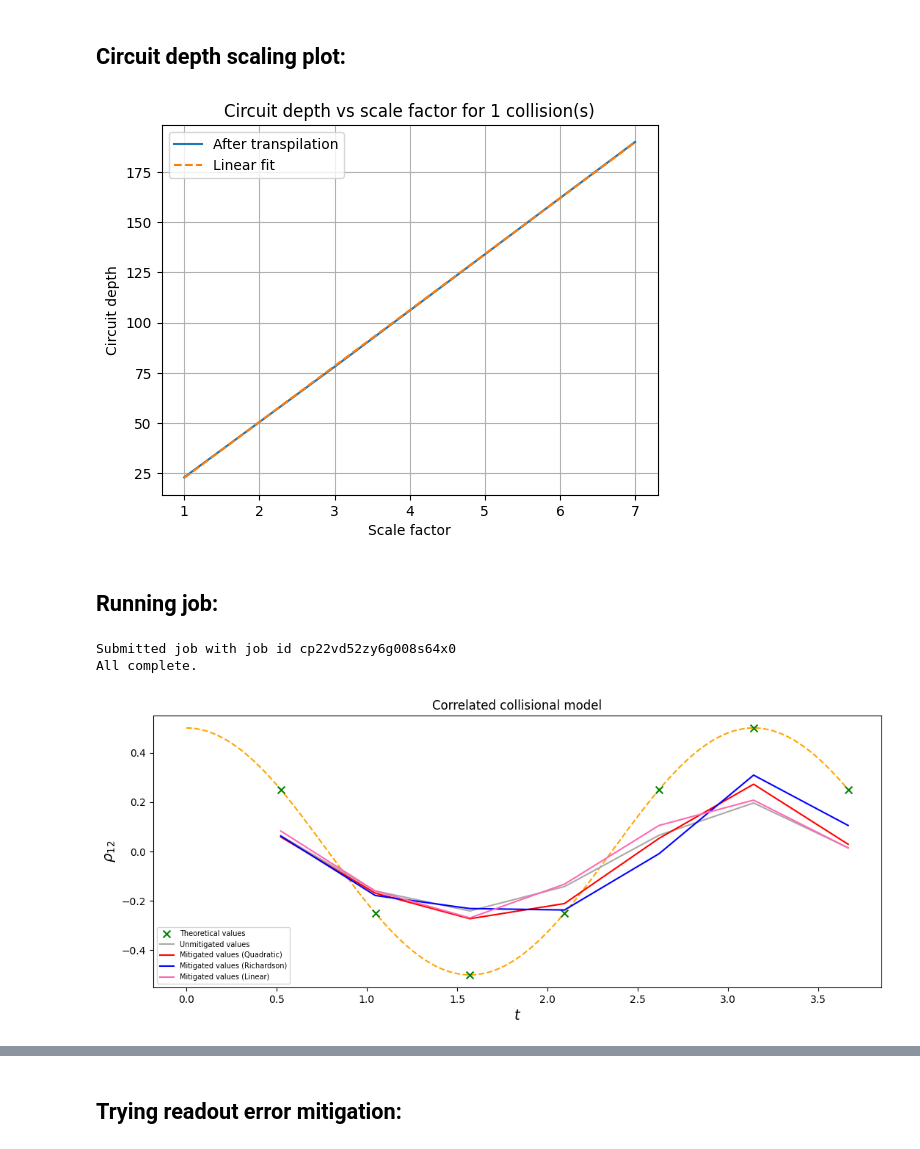
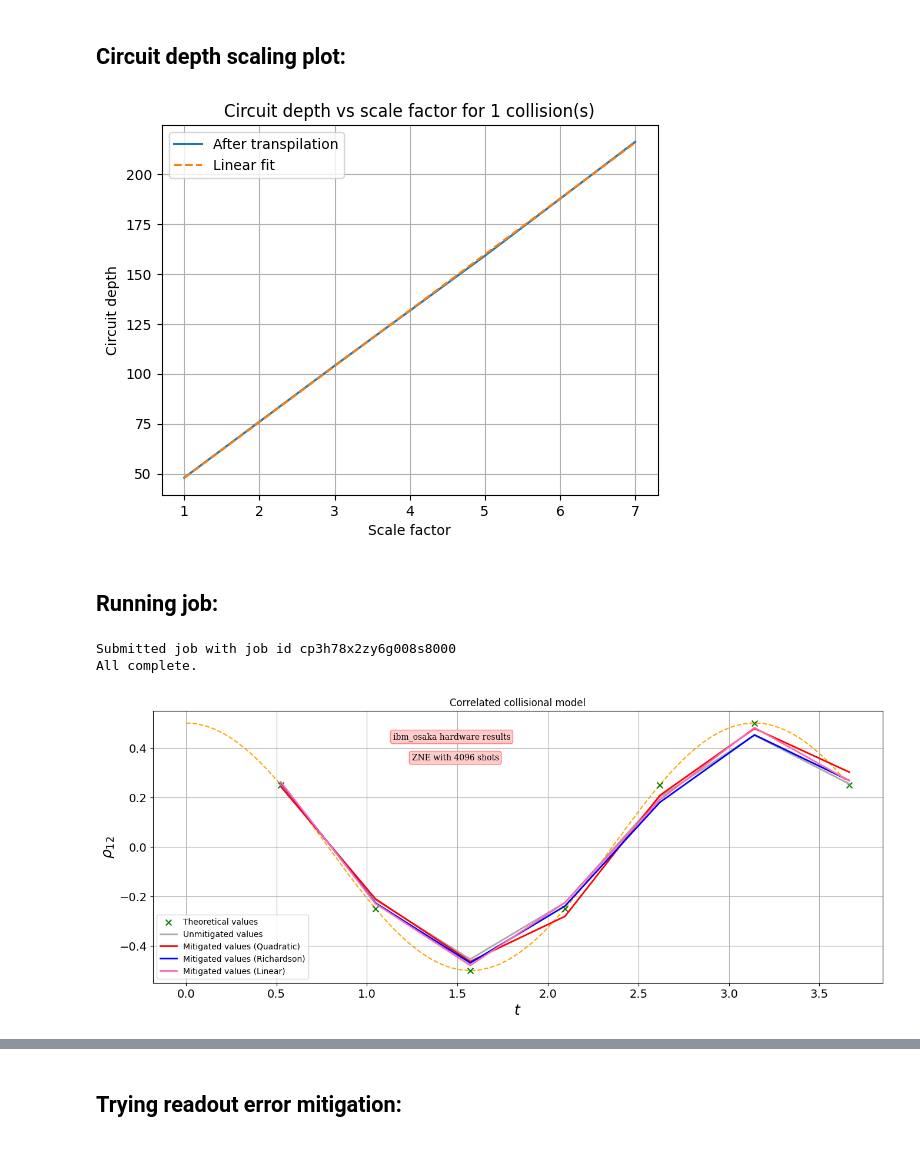
Before and after one commit to JessicaJohnBritto/QOSF_Cohort6, a Jupyter notebook: Results_from_paper/testing_victor/Collisional/collisional.ipynb, the cells around one changed output, grey strips where cells are left out. Cells and saved outputs as stored; diff of their text form; code cells hidden in the pictures.

Commit message:
testing the correlated results

```diff
--- a/Results_from_paper/testing_victor/Collisional/collisional.ipynb
+++ b/Results_from_paper/testing_victor/Collisional/collisional.ipynb
@@ -114,7 +114,7 @@ q_1: ─┤ Rz(-π) ├─┤ √X ├┤ Rz(-π) ├┤1     ├─────
 <hr></hr>
 # %%
 provider = IBMProvider()
-backend = provider.get_backend('ibm_kyoto')
+backend = provider.get_backend('ibm_osaka')
 # %%
 #Run this cell to get a view of the qubit layout
 import networkx as nx
@@ -127,5 +127,5 @@ plt.show()
 # %%
-initial_layout = [0,2,1]
+initial_layout = [0,1,2]
 # %%
 scale_factors = [1,3,5,7]
 # %%
@@ -188,18 +198,18 @@ plt.legend()
 plt.grid()
 plt.show()
 # %% [output]
-[figure, old version]
+[figure, new version]
 # %% [markdown]
 <h2>Running job:</h2>
 # %%
-with open('./Jobs/3_victor.txt','x') as job_id_file:
+with open('./Jobs/8_victor_osaka_mapping_[0 1 2]_4096_shots_23_12.txt','x') as job_id_file:
         job = backend.run(circ_list,shots=repcnt)   #Run job
         job_id_file.write(job.job_id()+'\n')    #Write to file
         print('Submitted job with job id '+job.job_id())
 
 print('All complete.')
 # %% [output]
-Submitted job with job id cp22vd52zy6g008s64x0
+Submitted job with job id cp3h78x2zy6g008s8000
 All complete.
 # %%
 def return_counts(job_id,sf):
@@ -248,7 +258,7 @@ def mitigate(scale_factors,exp_vals,extrapolation_method):
 def improvement_factor(unmit,mit,theory):
     return np.abs((theory-unmit)/(theory-mit))
 # %%
-job_id = 'cp22vd52zy6g008s64x0'
+job_id = 'cp3h78x2zy6g008s8000'
 res = return_counts_scaled(job_id,7,len(scale_factors),repcnt)
 # %%
 res_mit_poly2 = np.array([mitigate(scale_factors,exp_vals,'poly2') for exp_vals in res])
@@ -257,22 +267,45 @@ res_mit_linear = np.array([mitigate(scale_factors,exp_vals,'linear') for exp_val
 res_unmit = np.array([exp_vals[0] for exp_vals in res])
 # %%
 plt.rcParams['text.usetex'] = False
+font = {'family': 'serif',
+        #'color':  'darkred',
+        'weight': 'normal',
+        'size': 10,
+        }
+
 t_pl = (np.array(list(range(1,7+1)))*tau)
 x_ax = np.linspace(0,t_pl[-1],num=1000)
+plt.figure(figsize=(16,6))
 plt.plot(x_ax,corrfunc(x_ax),linestyle='--',c='orange',zorder=0)
 plt.scatter(t_pl,corrfunc(t_pl),s=50,label='Theoretical values',marker='x',c='green',zorder=1)
-plt.plot(t_pl,res_unmit,label='Unmitigated values',c='darkgrey',zorder=2)
-plt.plot(t_pl,res_mit_poly2,label='Mitigated values (Quadratic)',c='red',zorder=3)
-plt.plot(t_pl,res_mit_richardson,label='Mitigated values (Richardson)',c='blue',zorder=3)
-plt.plot(t_pl,res_mit_linear,label='Mitigated values (Linear)',c='hotpink',zorder=3)
-plt.xlabel(r'$t$',fontsize=14)
-plt.ylabel(r'$\rho_{12}$',fontsize=14)
+plt.plot(t_pl,res_unmit,label='Unmitigated values',c='darkgrey',zorder=2,linewidth = 2)
+plt.plot(t_pl,res_mit_poly2,label='Mitigated values (Quadratic)',c='red',zorder=3, linewidth = 2)
+plt.plot(t_pl,res_mit_richardson,label='Mitigated values (Richardson)',c='blue',zorder=3, linewidth = 2)
+plt.plot(t_pl,res_mit_linear,label='Mitigated values (Linear)',c='hotpink',zorder=3, linewidth = 2)
+plt.xlabel(r'$t$',fontsize=18)
+plt.ylabel(r'$\rho_{12}$',fontsize=18)
+plt.xticks(fontsize=14)
+plt.yticks(fontsize=14)
 plt.title(r'Correlated collisional model')
-plt.legend(fontsize=7)
-plt.gcf().set_size_inches((12.8,4.8))
+
+plt.figtext(0.38,0.8 , 'ibm_osaka hardware results',  bbox=dict(boxstyle="round",
+                   ec=(1., 0.5, 0.5),
+                   fc=(1., 0.8, 0.8),
+                   ), fontdict=font)
+
+plt.figtext(0.4,0.74 , 'ZNE with 4096 shots',  bbox=dict(boxstyle="round",
+                   ec=(1., 0.5, 0.5),
+                   fc=(1., 0.8, 0.8),
+                   ), fontdict=font)
+
+
+plt.grid()
+plt.legend(fontsize=10)
+#plt.gcf().set_size_inches((12.8,4.8))
+#plt.savefig("collisional_correlated_osaka_new_mapping_4096_shots.pdf", bbox_inches='tight', dpi = 400)
 plt.show()
 # %% [output]
-[figure, old version]
+[figure, new version]
 # %%
 theory = corrfunc(t_pl)
 if_poly2 = improvement_factor(res_unmit,res_mit_poly2,theory)
```
Also changed, not shown: parts of 10 cells of this notebook, 1 other file.
